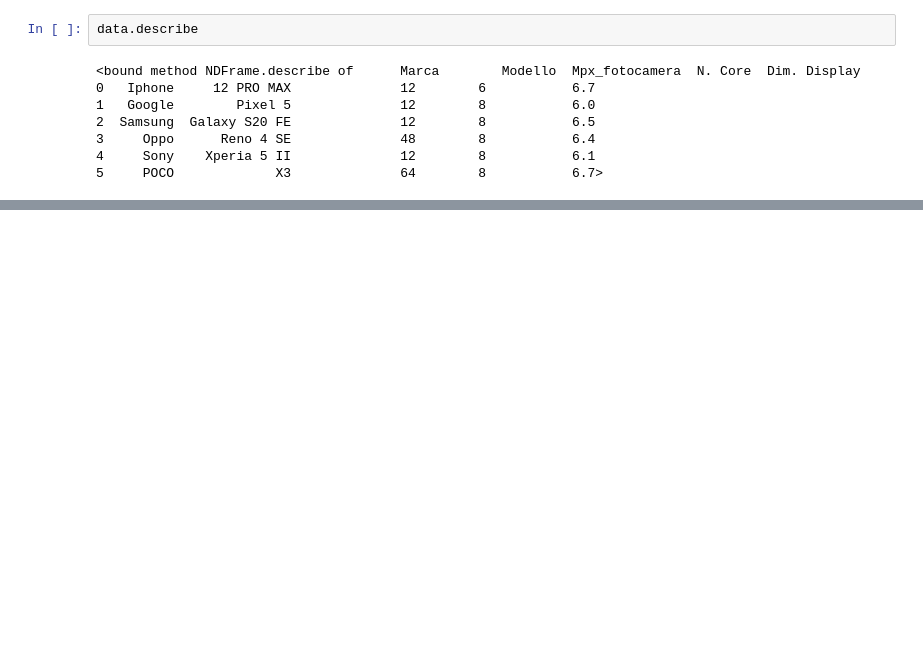
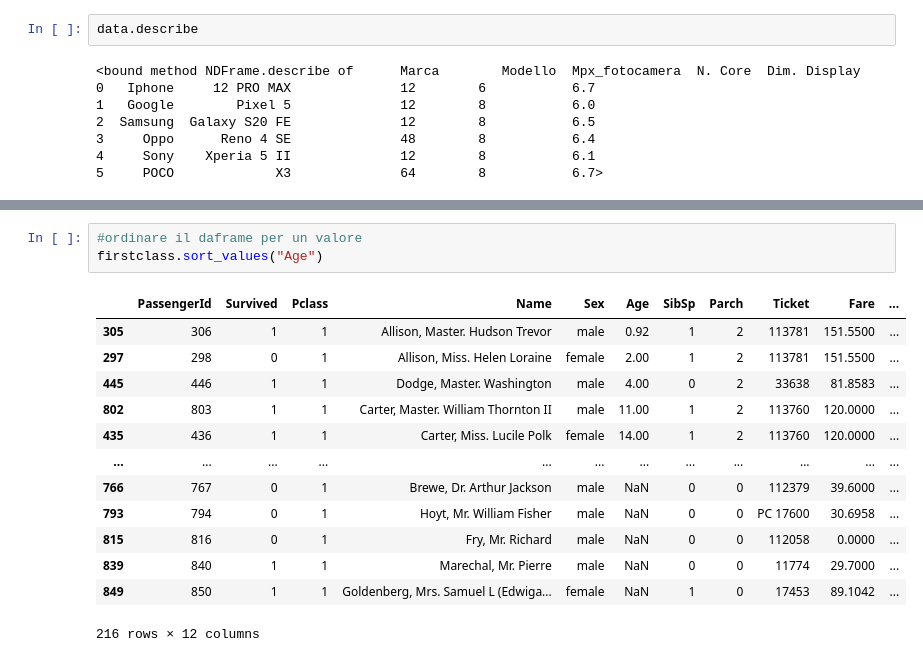
Before and after one commit to danidemi/corso-ifoa-machine-learning, a Jupyter notebook: Dario L/Data Grid.ipynb, the cells around one changed output, grey strips where cells are left out. Saved outputs shown, nothing was run; the diff lists cells and outputs as text; blank space fills up the shorter version.

```diff
--- a/Dario L/Data Grid.ipynb
+++ b/Dario L/Data Grid.ipynb
@@ -78,0 +350,17 @@ data.describe
+# %%
+#ordinare il daframe per un valore
+firstclass.sort_values("Age")
+# %% [output]
+|  | PassengerId | Survived | Pclass | Name | Sex | Age | SibSp | Parch | Ticket | Fare | ... |
+| 305 | 306 | 1 | 1 | Allison, Master. Hudson Trevor | male | 0.92 | 1 | 2 | 113781 | 151.5500 | ... |
+| 297 | 298 | 0 | 1 | Allison, Miss. Helen Loraine | female | 2.00 | 1 | 2 | 113781 | 151.5500 | ... |
+| 445 | 446 | 1 | 1 | Dodge, Master. Washington | male | 4.00 | 0 | 2 | 33638 | 81.8583 | ... |
+| 802 | 803 | 1 | 1 | Carter, Master. William Thornton II | male | 11.00 | 1 | 2 | 113760 | 120.0000 | ... |
+| 435 | 436 | 1 | 1 | Carter, Miss. Lucile Polk | female | 14.00 | 1 | 2 | 113760 | 120.0000 | ... |
+| ... | ... | ... | ... | ... | ... | ... | ... | ... | ... | ... | ... |
+| 766 | 767 | 0 | 1 | Brewe, Dr. Arthur Jackson | male | NaN | 0 | 0 | 112379 | 39.6000 | ... |
+| 793 | 794 | 0 | 1 | Hoyt, Mr. William Fisher | male | NaN | 0 | 0 | PC 17600 | 30.6958 | ... |
+| 815 | 816 | 0 | 1 | Fry, Mr. Richard | male | NaN | 0 | 0 | 112058 | 0.0000 | ... |
+| 839 | 840 | 1 | 1 | Marechal, Mr. Pierre | male | NaN | 0 | 0 | 11774 | 29.7000 | ... |
+| 849 | 850 | 1 | 1 | Goldenberg, Mrs. Samuel L (Edwiga... | female | NaN | 1 | 0 | 17453 | 89.1042 | ... |
+216 rows × 12 columns
```
Also changed, not shown: parts of 23 cells of this notebook, 1 other file.
